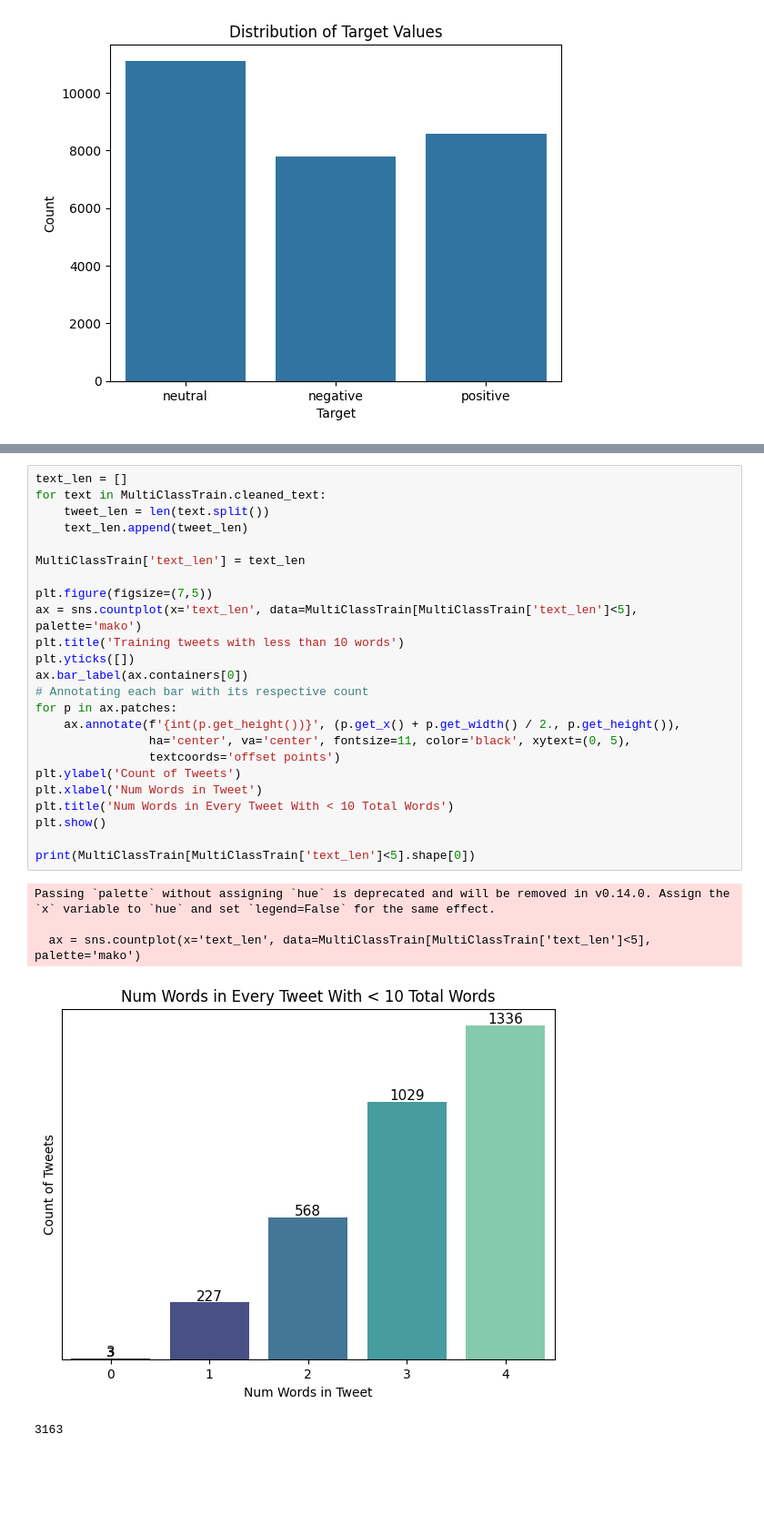
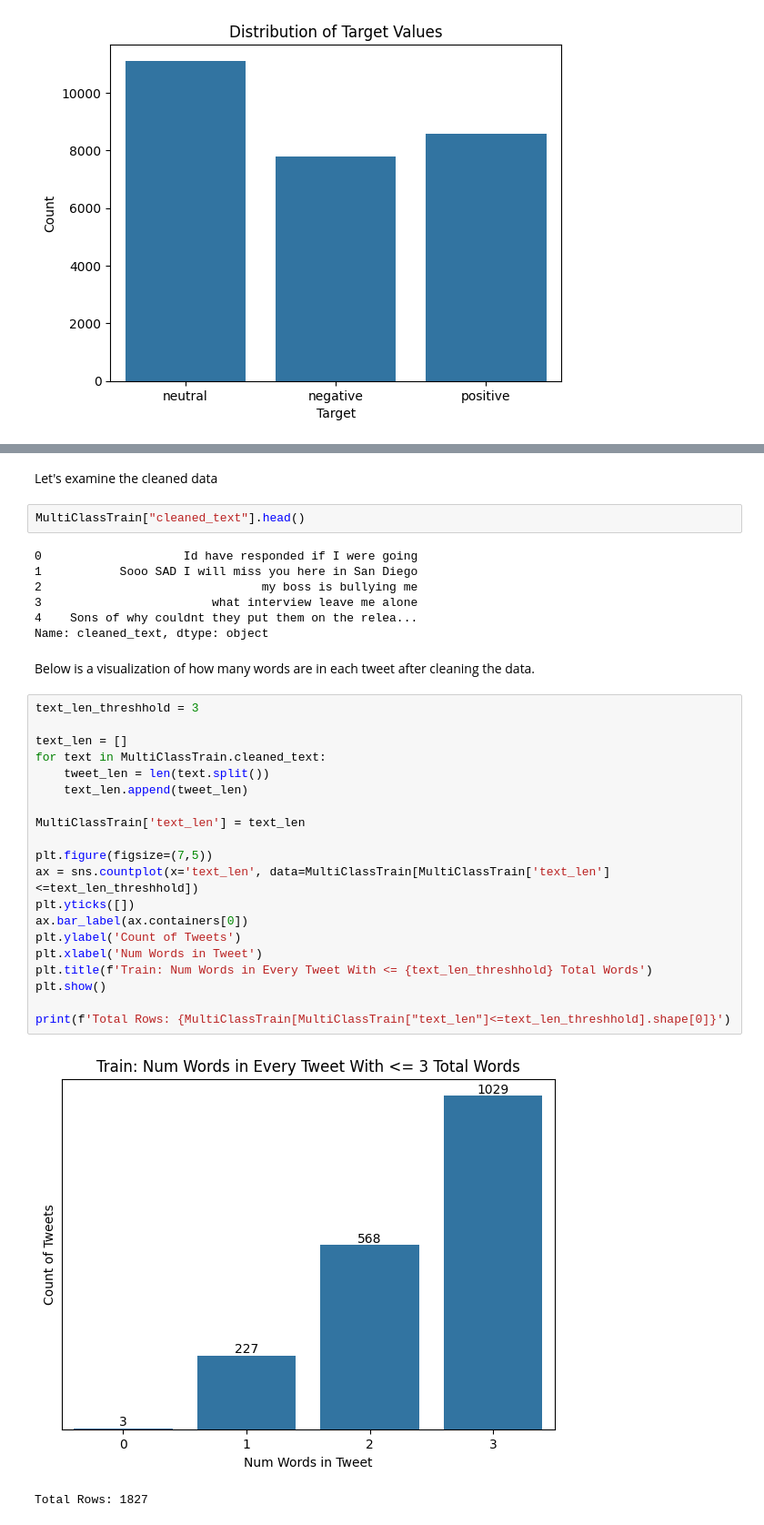
Before and after one commit to andreaseno/TwitterAnalysis, a Jupyter notebook: SentimentAnalysis.ipynb, the cells around one changed output, grey strips where cells are left out. Shown at 91% size. Saved outputs shown, nothing was run; the diff lists cells and outputs as text; blank space fills up the shorter version.

```diff
--- a/SentimentAnalysis.ipynb
+++ b/SentimentAnalysis.ipynb
@@ -177,30 +241,36 @@ Name: cleaned_text, dtype: object
+# %% [markdown]
+Let's examine the cleaned data
+# %%
+MultiClassTrain["cleaned_text"].head()
+# %% [output]
+0                    Id have responded if I were going
+1           Sooo SAD I will miss you here in San Diego
+2                               my boss is bullying me
+3                        what interview leave me alone
+4    Sons of why couldnt they put them on the relea...
+Name: cleaned_text, dtype: object
+# %% [markdown]
+Below is a visualization of how many words are in each tweet after cleaning the data.
 # %%
+text_len_threshhold = 3
+
 text_len = []
 for text in MultiClassTrain.cleaned_text:
     tweet_len = len(text.split())
     text_len.append(tweet_len)
 
 MultiClassTrain['text_len'] = text_len
 
 plt.figure(figsize=(7,5))
-ax = sns.countplot(x='text_len', data=MultiClassTrain[MultiClassTrain['text_len']<5], palette='mako')
-plt.title('Training tweets with less than 10 words')
+ax = sns.countplot(x='text_len', data=MultiClassTrain[MultiClassTrain['text_len']<=text_len_threshhold])
 plt.yticks([])
 ax.bar_label(ax.containers[0])
-# Annotating each bar with its respective count
-for p in ax.patches:
-    ax.annotate(f'{int(p.get_height())}', (p.get_x() + p.get_width() / 2., p.get_height()),
-                ha='center', va='center', fontsize=11, color='black', xytext=(0, 5),
-                textcoords='offset points')
 plt.ylabel('Count of Tweets')
 plt.xlabel('Num Words in Tweet')
-plt.title('Num Words in Every Tweet With < 10 Total Words')
+plt.title(f'Train: Num Words in Every Tweet With <= {text_len_threshhold} Total Words')
 plt.show()
 
-print(MultiClassTrain[MultiClassTrain['text_len']<5].shape[0])
+print(f'Total Rows: {MultiClassTrain[MultiClassTrain["text_len"]<=text_len_threshhold].shape[0]}')
 # %% [output]
+[figure, new version]
-Passing `palette` without assigning `hue` is deprecated and will be removed in v0.14.0. Assign the `x` variable to `hue` and set `legend=False` for the same effect.
-
-  ax = sns.countplot(x='text_len', data=MultiClassTrain[MultiClassTrain['text_len']<5], palette='mako')
+Total Rows: 1827
-[figure, old version]
-3163
```
Also changed, not shown: parts of 43 cells of this notebook, 4 other files.
